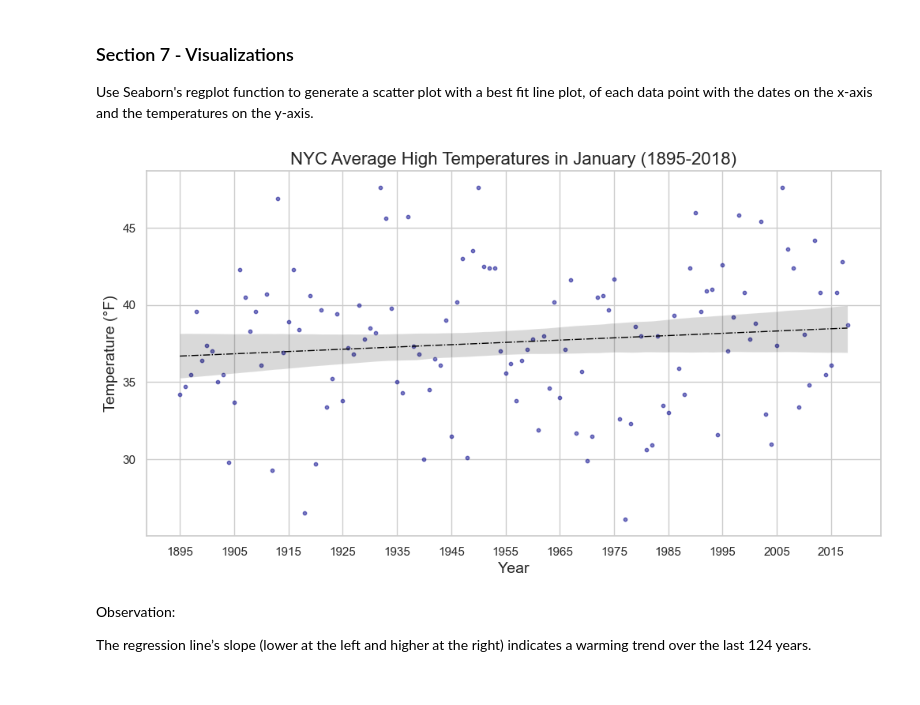
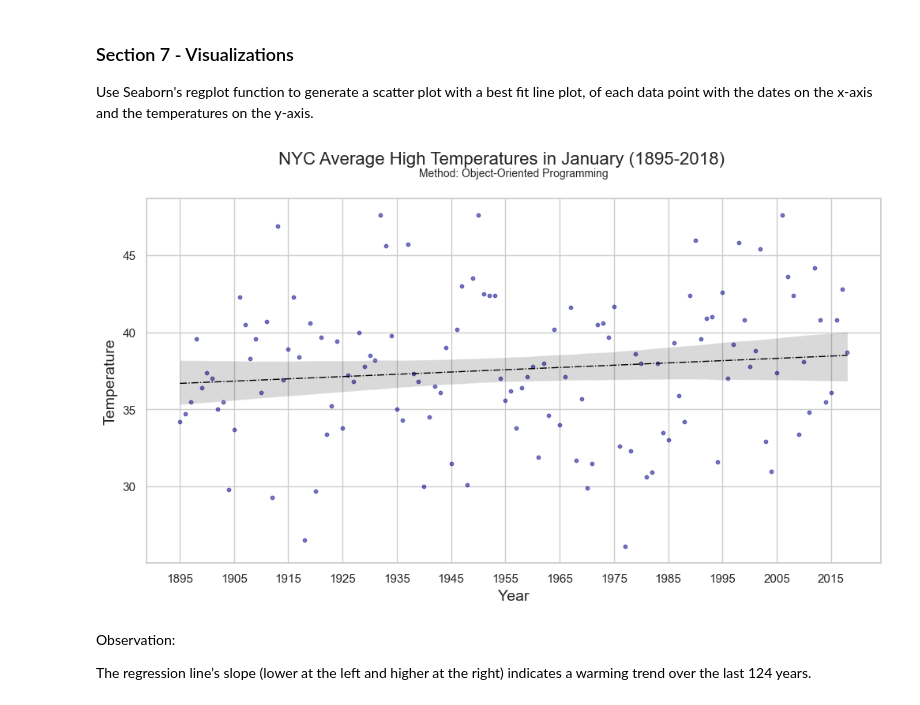
Before and after one commit to tfmontague/datafun-07-applied, a Jupyter notebook: tmontague_ml.ipynb, the cells around one changed output. Cells and saved outputs as stored; diff of their text form; code cells hidden in the pictures.

```diff
--- a/tmontague_ml.ipynb
+++ b/tmontague_ml.ipynb
@@ -160,25 +160,26 @@ Use Seaborn's regplot function to generate a scatter plot with a best fit line p
 # %%
 # Increase the size of the plot
 plt.figure(figsize=(12, 6))
 
 # Customize the scatter plot with a Seaborn theme, marker style, and regression line style
 sns.set_theme(style='whitegrid')
 axes = sns.regplot(x='Date', y='Temperature', data=nyc,
                    scatter_kws={"color": "darkblue", "alpha": 0.5, "s": 10},
                    line_kws={"color": "black", "lw": 1, "ls": "-."})
 
-# Add title and labels to the plot
-axes.set_title('NYC Average High Temperatures in January (1895-2018)', fontsize=16)
+# Add title, subtile, and labels to the plot
+plt.suptitle('NYC Average High Temperatures in January (1895-2018)', fontsize=16)
+axes.set_title('Method: Object-Oriented Programming', fontsize=10, pad=20)
 axes.set_xlabel('Year', fontsize=14)
-axes.set_ylabel('Temperature (°F)', fontsize=14)
+axes.set_ylabel('Temperature', fontsize=14)
 
 # Customize ticks
-axes.set_xticks(range(min(nyc.Date), max(nyc.Date), 10))  # Adjust the range and interval as needed
+axes.set_xticks(range(min(nyc.Date), max(nyc.Date), 10))
 
 # Display the plot
 plt.show()
 # %% [output]
-[figure, old version]
+[figure, new version]
 # %% [markdown]
 Observation:
 
```
Also changed, not shown: parts of 2 cells of this notebook, 1 other file.
